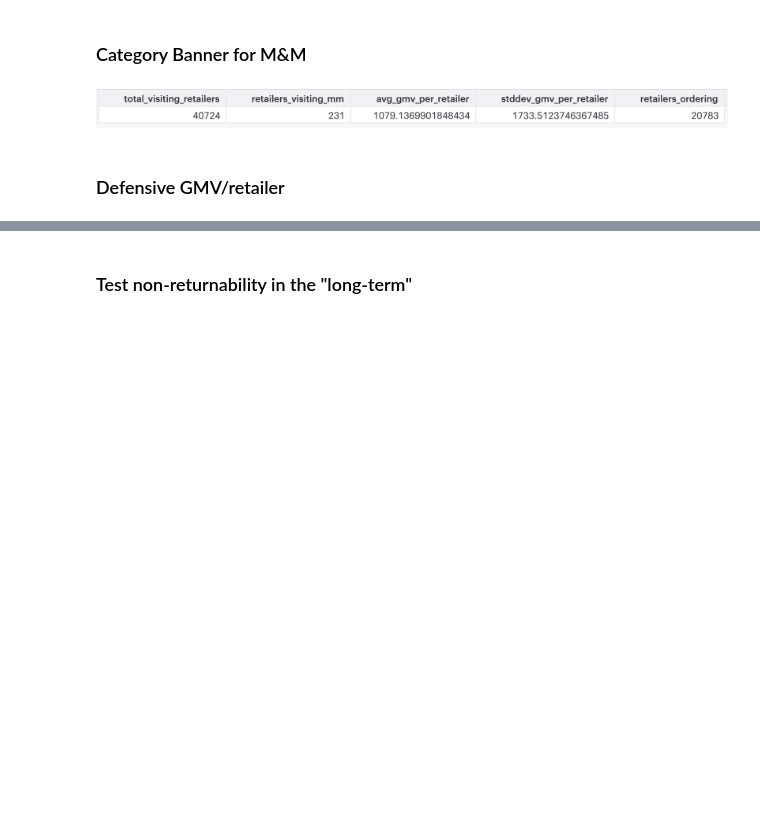
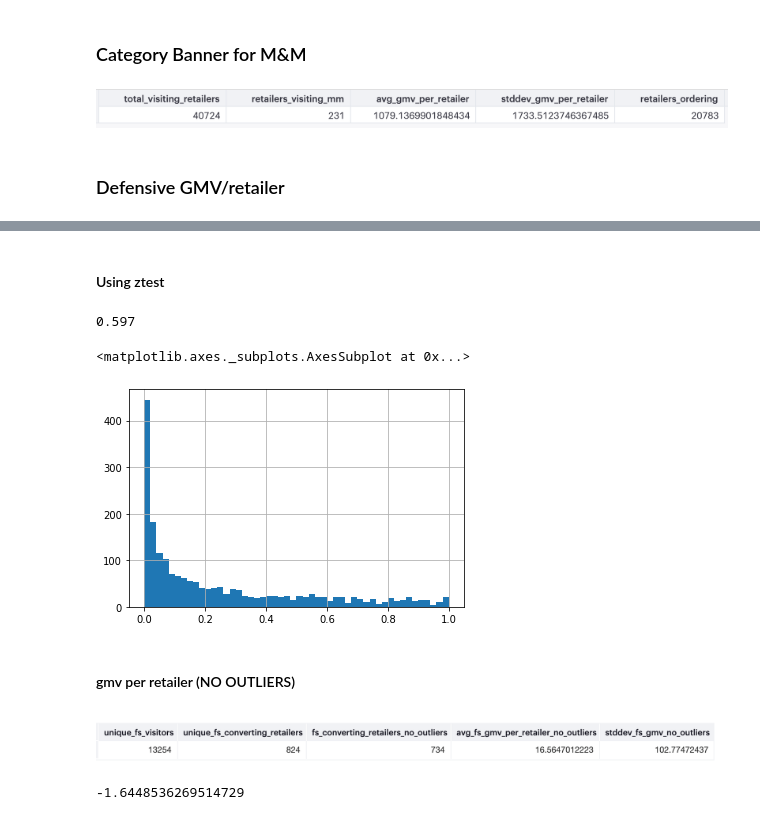
Before and after one commit to pedro-faire/jupyter_notebooks, a Jupyter notebook: Power analysis.ipynb, the cells around one changed output, grey strips where cells are left out. Drawn from its saved outputs; the diff is of its cells as text; code cells hidden in the pictures; blank space fills up the shorter version.

Commit message:
insider has subsidies now, almost done with using this notebook, code is pretty much fully ported pending review

```diff
--- a/Power analysis.ipynb
+++ b/Power analysis.ipynb
@@ -699,11 +777,11 @@ print(n_days)
 # %%
-variance_reduction = 0.
-lift = 0.20
+variance_reduction = 0.1
+lift = 0.1
 # %%
-Z = 1.28  # 80% CL
-std_dev =
-std_error = (1.0 - variance_reduction) * math.sqrt(2)*std_dev
-mu_c = 1080
+pre_sigma = 315.6
+sigma = (1.0 - variance_reduction) * pre_sigma
+mu_c = 18.8
 mu_t = (1+lift)*mu_c
+alpha = 0.2
 beta = 0.8
 # %%
@@ -715,5 +792,5 @@ print(min_sample_size)
 # %%
-visiting_retailers_per_day = 0.8* 58680 / 28
+visiting_retailers_per_day = 13157/28
 # %%
 print(visiting_retailers_per_day)
 # %% [output]
@@ -726,2 +803,23 @@ print(n_days)
-# %% [markdown]
-### Test non-returnability in the "long-term"
+# %% [markdown]
+#### Using ztest
+# %%
+num_tests = 2000
+ztest_outcomes = []
+
+for nt in range(num_tests):
+    x_control = np.random.normal(mu_c, sigma, int(visiting_retailers_per_day*270 ) )
+    x_treatment = np.random.normal((1+lift)*mu_c, sigma, int(visiting_retailers_per_day*270 ))
+    ztest_outcomes.append( ztest(x_control, x_treatment)[1] )
+# %%
+np.sum([1 if x < 0.2  else 0 for x in ztest_outcomes]) / len(ztest_outcomes)
+# %% [output]
+0.597
+# %%
+pd.Series(ztest_outcomes).hist(bins=50)
+# %% [output]
+<matplotlib.axes._subplots.AxesSubplot at 0x...>
+[figure, added]
+# %% [markdown]
+#### gmv per retailer (NO OUTLIERS)
+# %% [markdown]
+![image.png](attachment:image.png)
@@ -727,0 +836,4 @@ print(n_days)
+# %%
+norm.ppf(0.05)
+# %% [output]
+-1.6448536269514729
```
Also changed, not shown: parts of 99 cells of this notebook, 1 other file.
